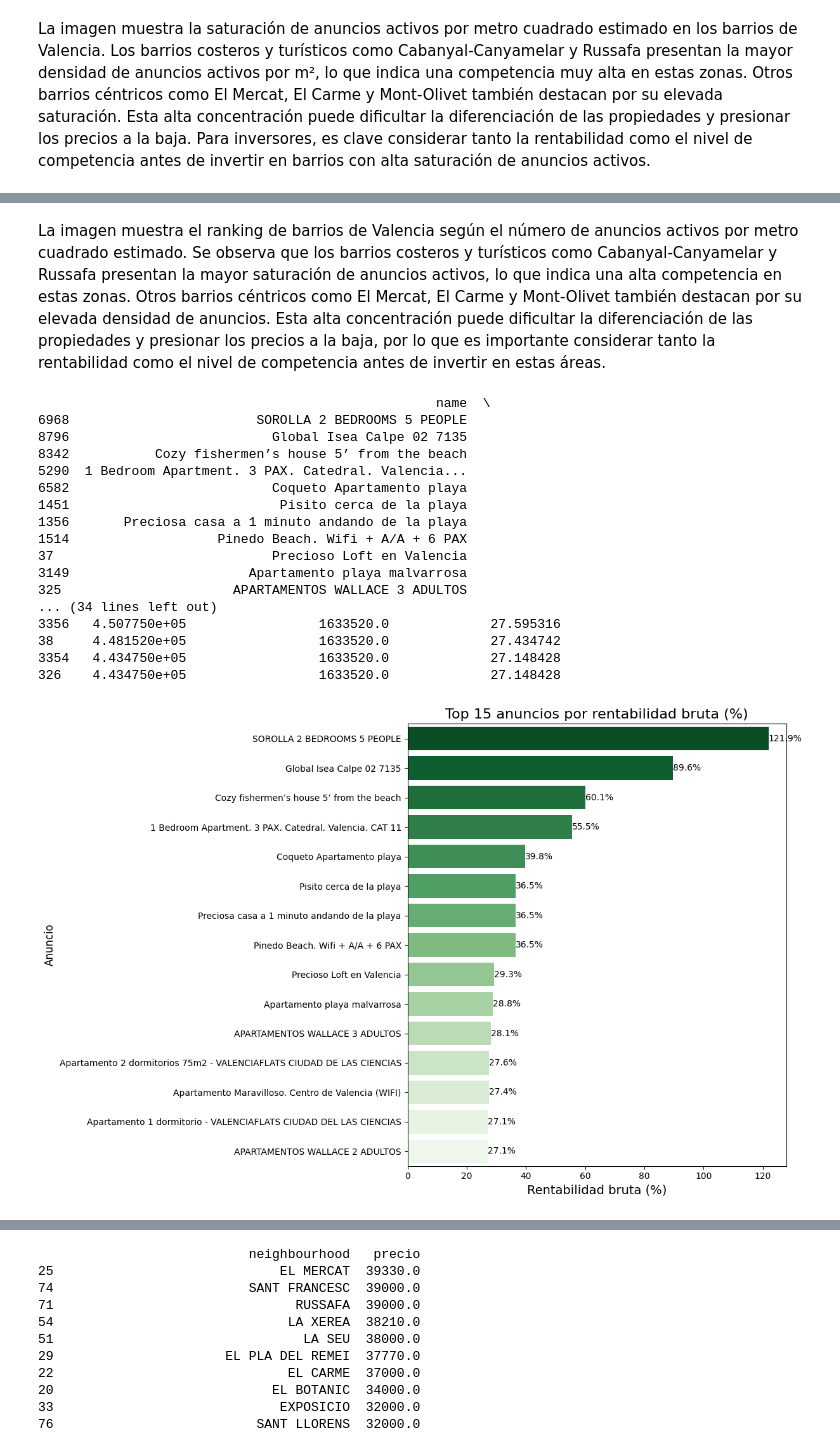
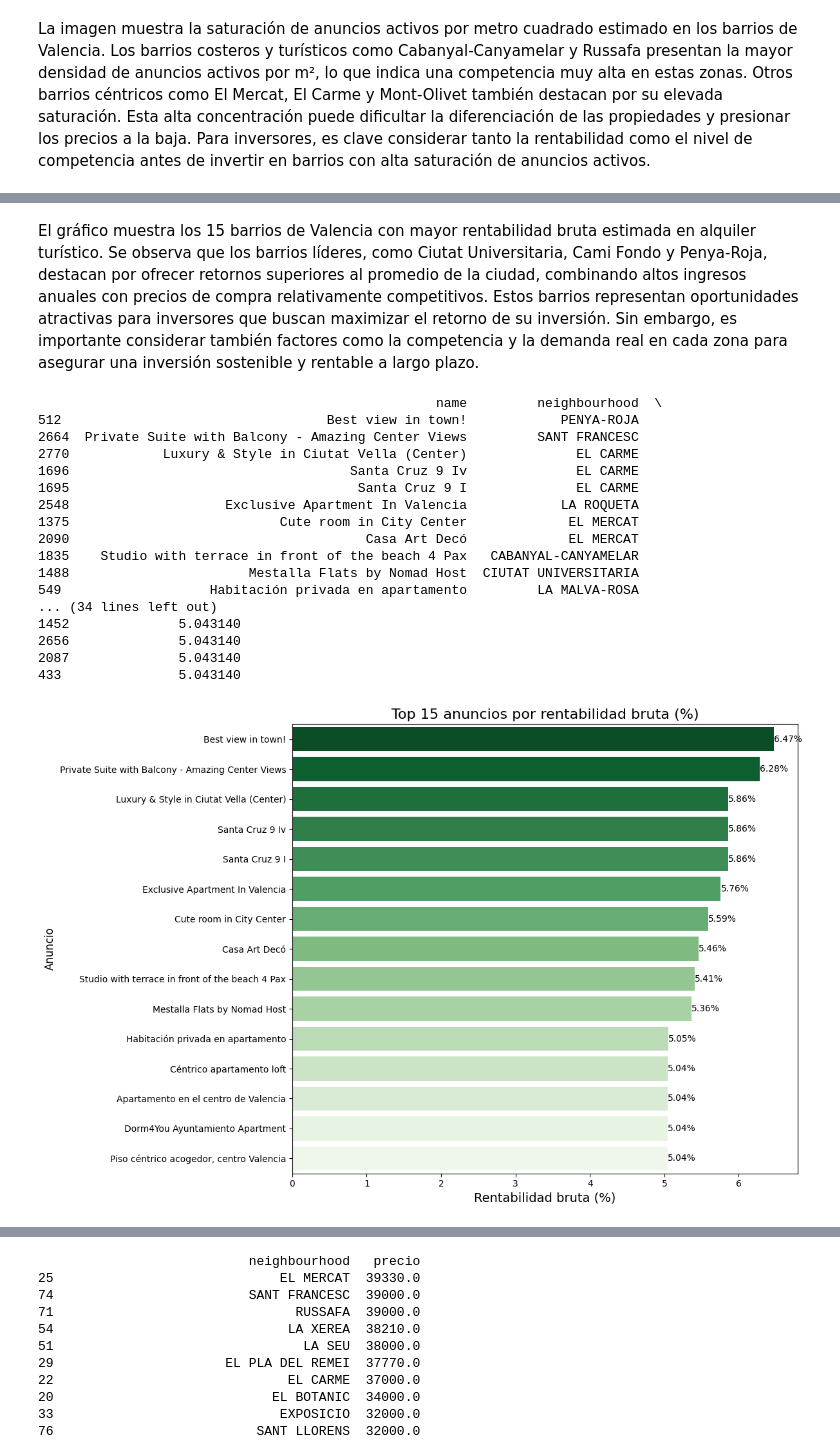
Before and after one commit to vfpomer/Analisis-de-inversion-inmobiliario, a Jupyter notebook: notebooks/Valencia_EDA.ipynb, the cells around one changed output, grey strips where cells are left out. Drawn from its saved outputs; the diff is of its cells as text; code cells hidden in the pictures.

```diff
--- a/notebooks/Valencia_EDA.ipynb
+++ b/notebooks/Valencia_EDA.ipynb
@@ -237,0 +215,18 @@ La imagen muestra el ranking de barrios de Valencia según el precio de alquiler
+# %%
+top_zonas = zona_stats.sort_values(by='precio_compra_optimo_m2', ascending=False).head(15)
+
+plt.figure(figsize=(12, 8))
+ax = sns.barplot(
+    y=top_zonas['neighbourhood'],
+    x=top_zonas['precio_compra_optimo_m2'],
+    palette='Blues_r'
+)
+plt.title("Top 15 barrios por precio de compra óptimo (€ / m²)", fontsize=16)
+plt.xlabel("Precio óptimo de compra (€ / m²)", fontsize=14)
+plt.ylabel("Barrio", fontsize=12)
+plt.tight_layout()
+
+for container in ax.containers:
+    ax.bar_label(container, fmt='%.0f €')
+
+plt.show()
@@ -511,44 +513,45 @@ plt.show()
 # %% [markdown]
-La imagen muestra el ranking de barrios de Valencia según el número de anuncios activos por metro cuadrado estimado. Se observa que los barrios costeros y turísticos como Cabanyal-Canyamelar y Russafa presentan la mayor saturación de anuncios activos, lo que indica una alta competencia en estas zonas. Otros barrios céntricos como El Mercat, El Carme y Mont-Olivet también destacan por su elevada densidad de anuncios. Esta alta concentración puede dificultar la diferenciación de las propiedades y presionar los precios a la baja, por lo que es importante considerar tanto la rentabilidad como el nivel de competencia antes de invertir en estas áreas.
+El gráfico muestra los 15 barrios de Valencia con mayor rentabilidad bruta estimada en alquiler turístico. Se observa que los barrios líderes, como Ciutat Universitaria, Cami Fondo y Penya-Roja, destacan por ofrecer retornos superiores al promedio de la ciudad, combinando altos ingresos anuales con precios de compra relativamente competitivos. Estos barrios representan oportunidades atractivas para inversores que buscan maximizar el retorno de su inversión. Sin embargo, es importante considerar también factores como la competencia y la demanda real en cada zona para asegurar una inversión sostenible y rentable a largo plazo.
 # %%
-#calcular los anuncios con mayor rentabilidad bruta
+# Calcular rentabilidad bruta por anuncio
 df['rentabilidad_bruta_%'] = (df['annual_income'] / df['estimated_property_value']) * 100
-# Filtrar los anuncios con rentabilidad bruta mayor al 6%
-anuncios_rentables = df[df['rentabilidad_bruta_%'] > 6].copy()
-# Ordenar por rentabilidad bruta
-anuncios_rentables = anuncios_rentables.sort_values(by='rentabilidad_bruta_%', ascending=False)
-print(anuncios_rentables[['name', 'neighbourhood', 'price', 'days_rented', 'annual_income', 'estimated_property_value', 'rentabilidad_bruta_%']].head(15))
+
+# Seleccionar los 15 anuncios con mayor rentabilidad bruta
+anuncios_rentables = df.sort_values(by='rentabilidad_bruta_%', ascending=False).head(15)
+
+print(anuncios_rentables[['name', 'neighbourhood', 'price', 'days_rented', 'annual_income', 'estimated_property_value', 'rentabilidad_bruta_%']])
+
 # Visualizar los anuncios con mayor rentabilidad bruta
 plt.figure(figsize=(12, 8))
 ax = sns.barplot(
-    y=anuncios_rentables['name'].head(15),
-    x=anuncios_rentables['rentabilidad_bruta_%'].head(15),
+    y=anuncios_rentables['name'],
+    x=anuncios_rentables['rentabilidad_bruta_%'],
     palette='Greens_r'
 )
 plt.title("Top 15 anuncios por rentabilidad bruta (%)", fontsize=16)
 plt.xlabel("Rentabilidad bruta (%)", fontsize=14)
 plt.ylabel("Anuncio", fontsize=12)
 plt.tight_layout()
 for container in ax.containers:
-    ax.bar_label(container, fmt='%.1f%%')
+    ax.bar_label(container, fmt='%.2f%%')
 plt.show()
 # %% [output]
-                                                   name  \
-6968                        SOROLLA 2 BEDROOMS 5 PEOPLE
-8796                          Global Isea Calpe 02 7135
-8342           Cozy fishermen’s house 5’ from the beach
-5290  1 Bedroom Apartment. 3 PAX. Catedral. Valencia...
-6582                          Coqueto Apartamento playa
-1451                           Pisito cerca de la playa
-1356       Preciosa casa a 1 minuto andando de la playa
-1514                   Pinedo Beach. Wifi + A/A + 6 PAX
-37                            Precioso Loft en Valencia
-3149                       Apartamento playa malvarrosa
-325                      APARTAMENTOS WALLACE 3 ADULTOS
+                                                   name         neighbourhood  \
+512                                  Best view in town!            PENYA-ROJA
+2664  Private Suite with Balcony - Amazing Center Views         SANT FRANCESC
+2770            Luxury & Style in Ciutat Vella (Center)              EL CARME
+1696                                    Santa Cruz 9 Iv              EL CARME
+1695                                     Santa Cruz 9 I              EL CARME
+2548                    Exclusive Apartment In Valencia            LA ROQUETA
+1375                           Cute room in City Center             EL MERCAT
+2090                                      Casa Art Decó             EL MERCAT
+1835    Studio with terrace in front of the beach 4 Pax   CABANYAL-CANYAMELAR
+1488                       Mestalla Flats by Nomad Host  CIUTAT UNIVERSITARIA
+549                   Habitación privada en apartamento         LA MALVA-ROSA
 ... (34 lines left out)
-3356   4.507750e+05                 1633520.0             27.595316
-38     4.481520e+05                 1633520.0             27.434742
-3354   4.434750e+05                 1633520.0             27.148428
-326    4.434750e+05                 1633520.0             27.148428
+1452              5.043140
+2656              5.043140
+2087              5.043140
+433               5.043140
-[figure, old version]
+[figure, new version]
 # %% [markdown]
```
Also changed, not shown: parts of 86 cells of this notebook, 3 other files.
